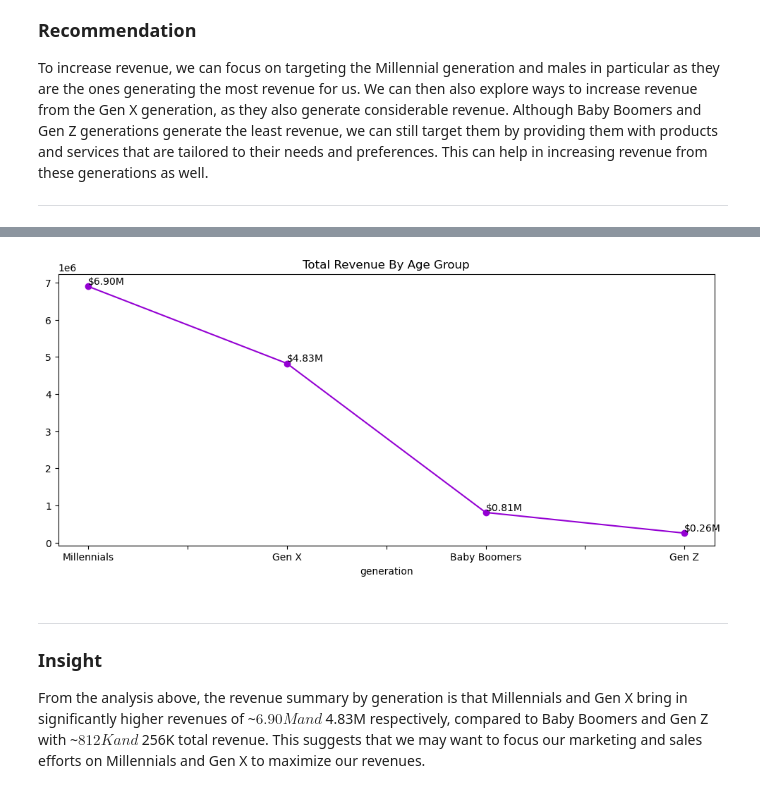
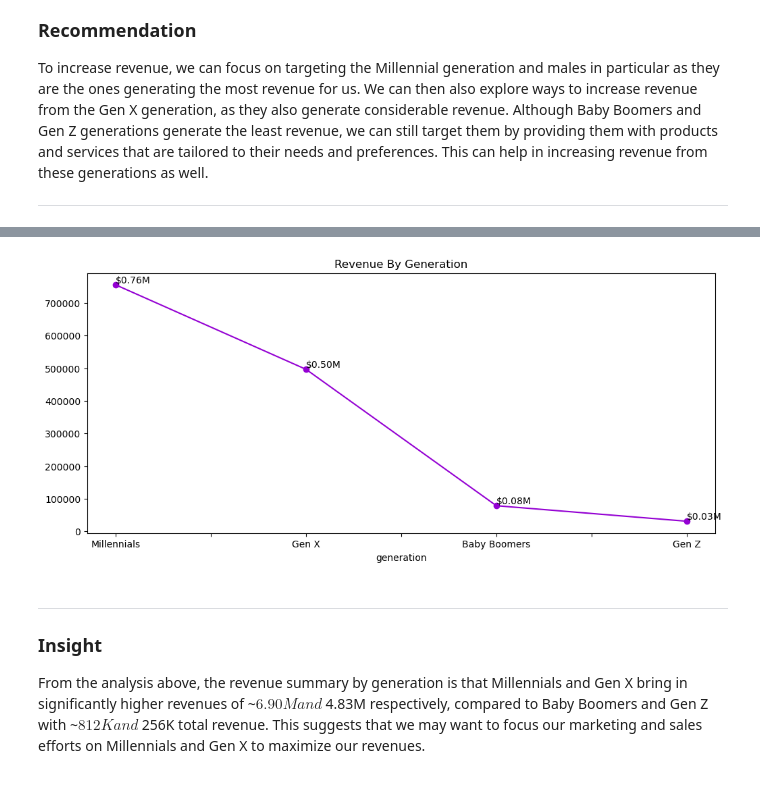
Before and after one commit to errykus/Python_Projects, a Jupyter notebook: Capstone Project II - Telecom Customers, IoTs and Revenue [Eric Arthur] (1).ipynb, the cells around one changed output, grey strips where cells are left out. Saved outputs shown, nothing was run; the diff lists cells and outputs as text; code cells hidden in the pictures.

```diff
--- a/Capstone Project II - Telecom Customers, IoTs and Revenue [Eric Arthur] (1).ipynb
+++ b/Capstone Project II - Telecom Customers, IoTs and Revenue [Eric Arthur] (1).ipynb
@@ -1095,0 +1164,7 @@ dtype: int64
+# %%
+# summarize the weekly revenue
+
+arpu = df.groupby('week_number')['revenue_per_customer'].mean()
+
+arpu_per_cust = arpu.sort_index(ascending = True)
+arpu_per_cust
@@ -1095,0 +1188,21 @@ dtype: int64
+# %%
+fig, ax = plt.subplots()
+
+# Set x-axis tick labels
+ax.set_xticks(range(len(arpu_per_cust.index)))
+ax.set_xticklabels(arpu_per_cust.index, rotation=0, fontsize=8)
+
+# Plot line chart
+ax.plot(range(len(arpu_per_cust.index)), arpu_per_cust.values, \
+       color = 'purple', linewidth=2, marker='o', markersize=5)
+
+# Add data labels
+for i, value in enumerate(arpu_per_cust.values):
+    ax.text(i, value, f'${value:,.2f}', ha='right', va='bottom', rotation=0, fontsize=8)
+
+# Set chart title and labels
+ax.set_title('Average Revenue Per User')
+ax.set_xlabel('Week Numer')
+ax.set_ylabel('Average Revenue (USD)')
+
+plt.show()
@@ -1109,4 +1223,0 @@ df.head()
-# %%
-# Exclude the null row from the columns of interest
-
-df = df.dropna(subset=['year_of_birth', 'week_number','gender_binary'])
@@ -1135,5 +1223,0 @@ dtype: int64
-# %%
-# Focus on revenue - keeping revenues that are greater than 0
-
-df = df[df['revenue_usd']>0]
-df
@@ -1249,16 +1299,16 @@ Name: revenue_usd, dtype: float64
 # %%
 # Plot the above on a line chart
 
 fig, ax = plt.subplots()
 ax = gnr_rev.plot(kind='line', color = colors, marker = 'o')
 
 for i, val in enumerate(gnr_rev):
     plt.text(i, val, f'${val/1000000:,.2f}M', ha = 'left', va = 'bottom')
 
-plt.title('Total Revenue By Age Group')
+plt.title('Revenue By Generation')
 plt.show()
 # %% [output]
-[figure, old version]
+[figure, new version]
 # %% [markdown]
 ---
 
```
Also changed, not shown: parts of 35 cells of this notebook.
